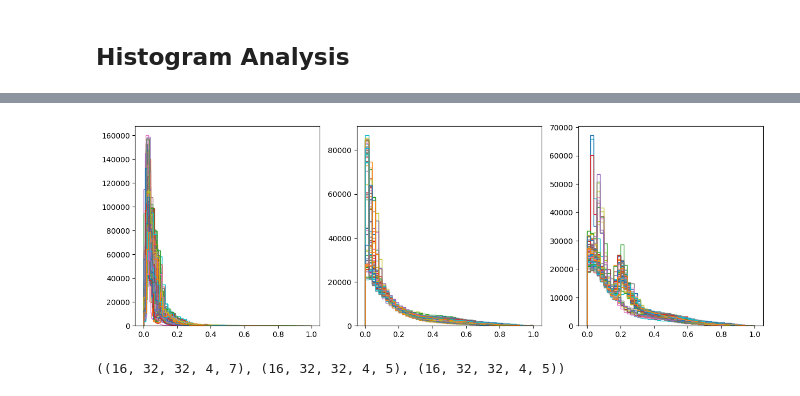
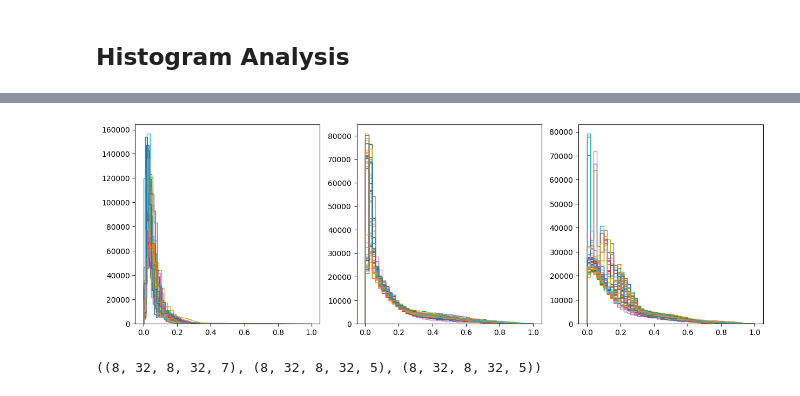
Before and after one commit to arihantjain124/HCP_SR, a Jupyter notebook: data_verification.ipynb, the cells around one changed output, grey strips where cells are left out. Cells and saved outputs as stored; diff of their text form; code cells hidden in the pictures.

```diff
--- a/data_verification.ipynb
+++ b/data_verification.ipynb
@@ -44,7 +44,7 @@ bins = 50
 fig,ax = plt.subplots(1,2)
 # pbar = tqdm(total = len(loader.testing_data))
 fig.set_figwidth(15)
-for batch, (lr,hr,scale) in enumerate(loader.training_data):
+for batch, (lr,hr,scale,rel_coor) in enumerate(loader.training_data):
     lr = np.asarray(lr).squeeze()
     c,b = np.histogram(lr[lr>0],bins)
     ax[0].stairs(c, b)
@@ -57,25 +58,25 @@ for batch, (lr,hr,scale) in enumerate(loader.training_data):
 # %%
 fig,ax = plt.subplots(1,3)
 
 fig.set_figwidth(15)
-for batch, (lr,hr,scale,out) in enumerate(loader.testing_data):
+for batch, (lr,hr,scale,rel_coor,out) in enumerate(loader.testing_data):
     lr = np.asarray(lr).squeeze()
     c,b = np.histogram(lr[lr>0],bins)
     ax[0].stairs(c, b)
 
     hr = np.asarray(hr).squeeze()
     c,b = np.histogram(hr[hr>0],bins)
     ax[1].stairs(c, b)
 
     out = np.asarray(out).squeeze()
     c,b = np.histogram(out[out>0],bins)
     ax[2].stairs(c, b)
 # %% [output]
-[figure, old version]
+[figure, new version]
 # %%
 lr.shape,hr.shape,out.shape
 # %% [output]
-((16, 32, 32, 4, 7), (16, 32, 32, 4, 5), (16, 32, 32, 4, 5))
+((8, 32, 8, 32, 7), (8, 32, 8, 32, 5), (8, 32, 8, 32, 5))
 # %%
 i=8
 fig,ax = plt.subplots(1,3)
```
Also changed, not shown: parts of 4 cells of this notebook, 19 other files.
